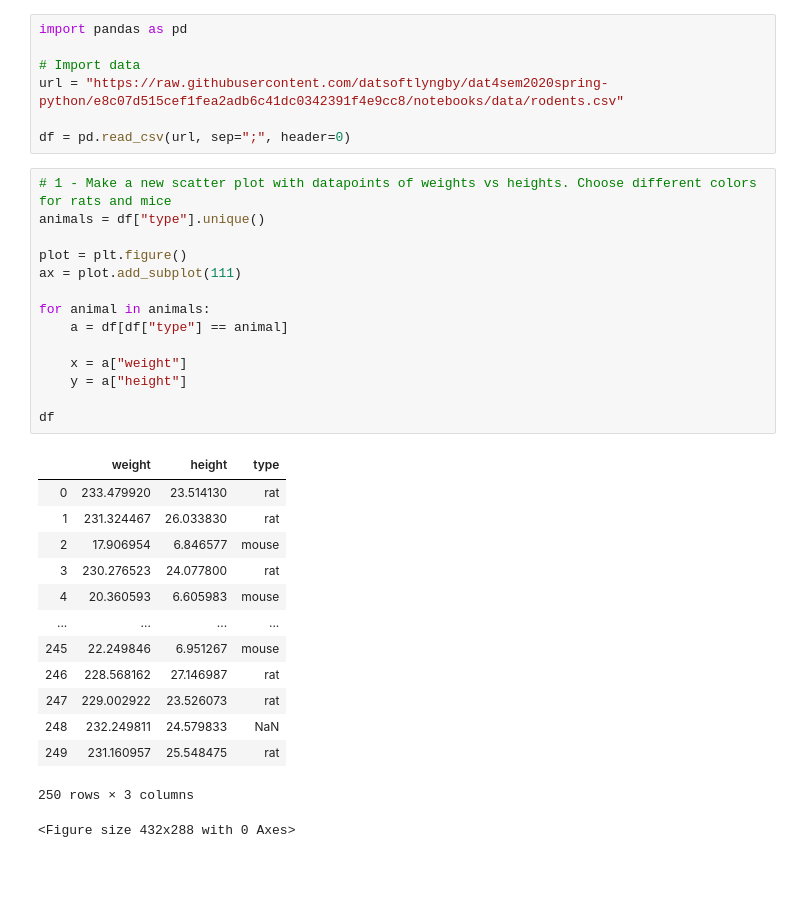
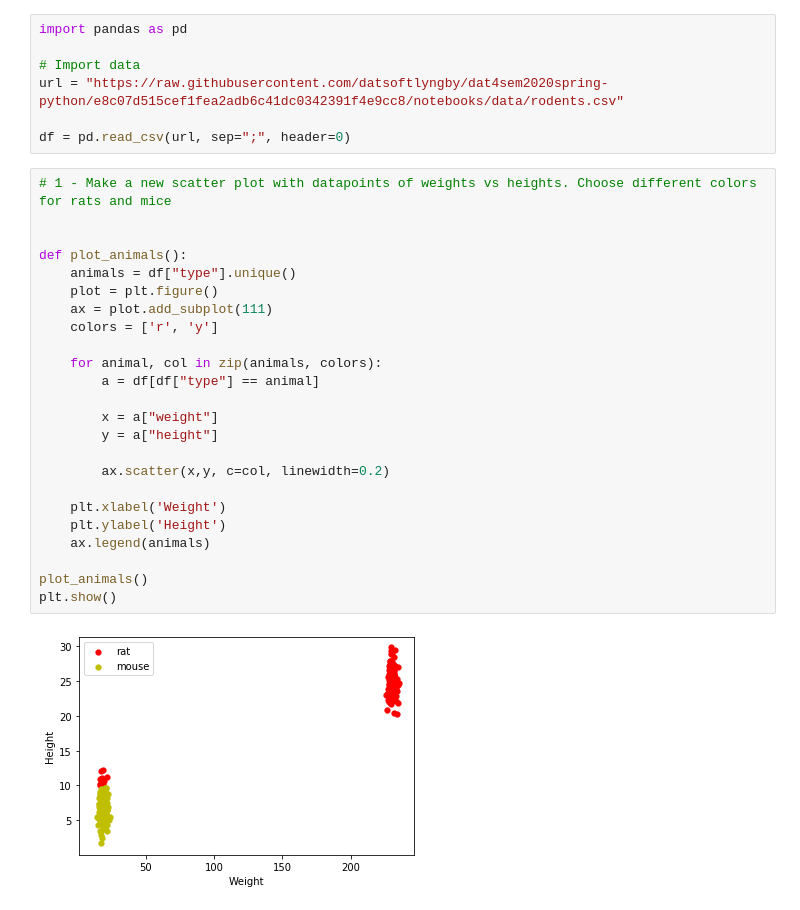
Before and after one commit to marshmallouws/Sem4PythonAssignments, a Jupyter notebook: Week11/week11.ipynb, the cells around one changed output. Saved outputs shown, nothing was run; the diff lists cells and outputs as text; blank space fills up the shorter version.

```diff
--- a/Week11/week11.ipynb
+++ b/Week11/week11.ipynb
@@ -66,30 +66,27 @@ url = "https://raw.githubusercontent.com/datsoftlyngby/dat4sem2020spring-python/
 df = pd.read_csv(url, sep=";", header=0)
 # %%
 # 1 - Make a new scatter plot with datapoints of weights vs heights. Choose different colors for rats and mice
-animals = df["type"].unique()
 
-plot = plt.figure()
-ax = plot.add_subplot(111)
 
-for animal in animals:
-    a = df[df["type"] == animal]
+def plot_animals():
+    animals = df["type"].unique()
+    plot = plt.figure()
+    ax = plot.add_subplot(111)
+    colors = ['r', 'y']
 
-    x = a["weight"]
-    y = a["height"]
+    for animal, col in zip(animals, colors):
+        a = df[df["type"] == animal]
 
-df
+        x = a["weight"]
+        y = a["height"]
+
+        ax.scatter(x,y, c=col, linewidth=0.2)
+
+    plt.xlabel('Weight')
+    plt.ylabel('Height')
+    ax.legend(animals)
+
+plot_animals()
+plt.show()
 # %% [output]
-|  | weight | height | type |
-| 0 | 233.479920 | 23.514130 | rat |
-| 1 | 231.324467 | 26.033830 | rat |
-| 2 | 17.906954 | 6.846577 | mouse |
-| 3 | 230.276523 | 24.077800 | rat |
-| 4 | 20.360593 | 6.605983 | mouse |
-| ... | ... | ... | ... |
-| 245 | 22.249846 | 6.951267 | mouse |
-| 246 | 228.568162 | 27.146987 | rat |
-| 247 | 229.002922 | 23.526073 | rat |
-| 248 | 232.249811 | 24.579833 | NaN |
-| 249 | 231.160957 | 25.548475 | rat |
-250 rows × 3 columns
-<Figure size 432x288 with 0 Axes>
+[figure, added]
```
Also changed, not shown: parts of 5 cells of this notebook.
